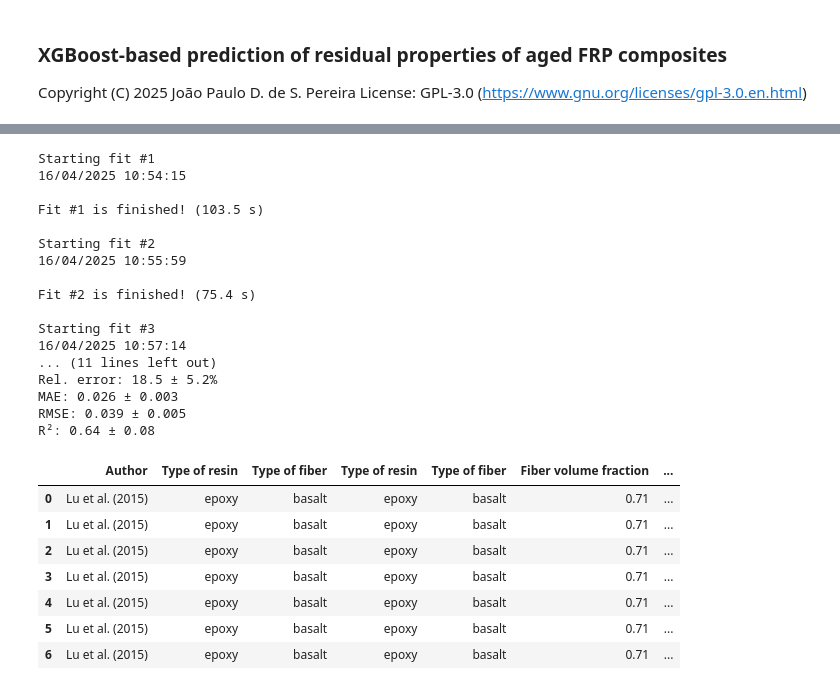
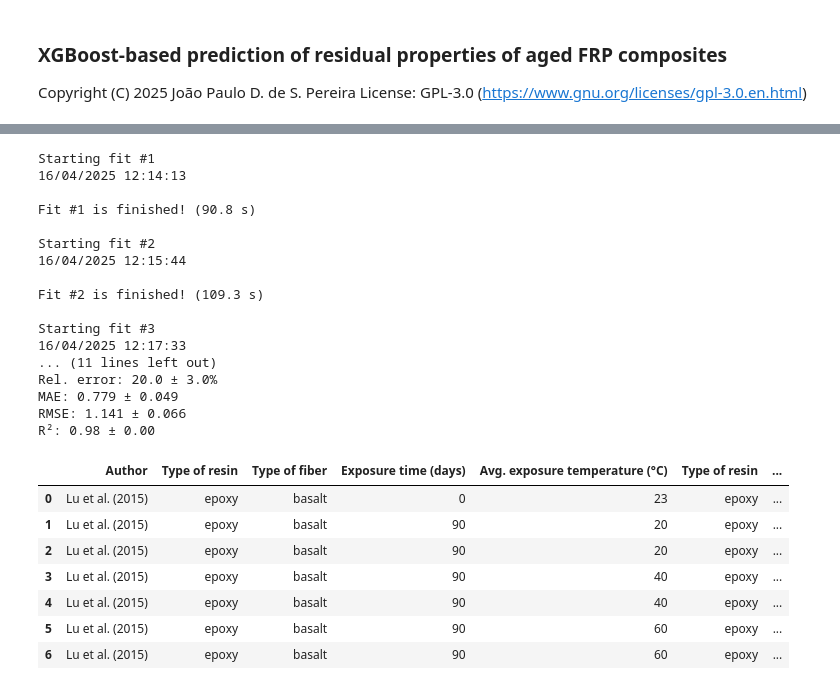
Before and after one commit to jpdspz/frp-aging-xgboost, a Jupyter notebook: frp-aging-xgboost.ipynb, the cells around one changed output, grey strips where cells are left out. Cells and saved outputs as stored; diff of their text form; code cells hidden in the pictures.

```diff
--- a/frp-aging-xgboost.ipynb
+++ b/frp-aging-xgboost.ipynb
@@ -1201,46 +1202,50 @@ cols_to_drop = ['Author',
             'Relative humidity',
             'Sustained loading',
             'Exposure time (hours)',
+            'Exposure time (days)',
             'Min. exposure temperature (°C)',
             'Max. exposure temperature (°C)',
+            'Avg. exposure temperature (°C)',
             'Temperature range (°C)',
-            'Unaged elastic modulus (GPa)',
-            'Residual elastic modulus (GPa)'
-            #'Elastic modulus retention'
+            #'Unaged elastic modulus (GPa)',
+            #'Residual elastic modulus (GPa)'
+            'Elastic modulus retention'
             ]
 
-predictor = Predictor(target='Elastic modulus retention')
+predictor = Predictor(target='Residual elastic modulus (GPa)')
 predictor.train(file_name='training-dataset.csv', cols_to_drop=cols_to_drop,
     n_runs=4, log_transf = [])
 # %% [output]
 Starting fit #1
-16/04/2025 10:54:15
+16/04/2025 12:14:13
 
-Fit #1 is finished! (103.5 s)
+Fit #1 is finished! (90.8 s)
 
 Starting fit #2
-16/04/2025 10:55:59
+16/04/2025 12:15:44
 
-Fit #2 is finished! (75.4 s)
+Fit #2 is finished! (109.3 s)
 
 Starting fit #3
-16/04/2025 10:57:14
+16/04/2025 12:17:33
 ... (11 lines left out)
-Rel. error: 18.5 ± 5.2%
-MAE: 0.026 ± 0.003
-RMSE: 0.039 ± 0.005
-R²: 0.64 ± 0.08
+Rel. error: 20.0 ± 3.0%
+MAE: 0.779 ± 0.049
+RMSE: 1.141 ± 0.066
+R²: 0.98 ± 0.00
 # %%
 # Test models on holdout data (not used during training)
 holdout_test_df = predictor.holdout_test(file_name='holdout-dataset.csv',
-    cols_to_drop=cols_to_drop, cols_to_hold=['Author', 'Type of resin', 'Type of fiber'])
+    cols_to_drop=cols_to_drop, cols_to_hold=['Author', 'Type of resin', 'Type of fiber',
+            'Exposure time (days)',
+            'Avg. exposure temperature (°C)'])
 display(holdout_test_df)
 # %% [output]
-|  | Author | Type of resin | Type of fiber | Type of resin | Type of fiber | Fiber volume fraction | ... |
-| 0 | Lu et al. (2015) | epoxy | basalt | epoxy | basalt | 0.71 | ... |
-| 1 | Lu et al. (2015) | epoxy | basalt | epoxy | basalt | 0.71 | ... |
-| 2 | Lu et al. (2015) | epoxy | basalt | epoxy | basalt | 0.71 | ... |
-| 3 | Lu et al. (2015) | epoxy | basalt | epoxy | basalt | 0.71 | ... |
-| 4 | Lu et al. (2015) | epoxy | basalt | epoxy | basalt | 0.71 | ... |
-| 5 | Lu et al. (2015) | epoxy | basalt | epoxy | basalt | 0.71 | ... |
-| 6 | Lu et al. (2015) | epoxy | basalt | epoxy | basalt | 0.71 | ... |
+|  | Author | Type of resin | Type of fiber | Exposure time (days) | Avg. exposure temperature (°C) | Type of resin | ... |
+| 0 | Lu et al. (2015) | epoxy | basalt | 0 | 23 | epoxy | ... |
+| 1 | Lu et al. (2015) | epoxy | basalt | 90 | 20 | epoxy | ... |
+| 2 | Lu et al. (2015) | epoxy | basalt | 90 | 20 | epoxy | ... |
+| 3 | Lu et al. (2015) | epoxy | basalt | 90 | 40 | epoxy | ... |
+| 4 | Lu et al. (2015) | epoxy | basalt | 90 | 40 | epoxy | ... |
+| 5 | Lu et al. (2015) | epoxy | basalt | 90 | 60 | epoxy | ... |
+| 6 | Lu et al. (2015) | epoxy | basalt | 90 | 60 | epoxy | ... |
```
Also changed, not shown: parts of 7 cells of this notebook, 4 other files.
